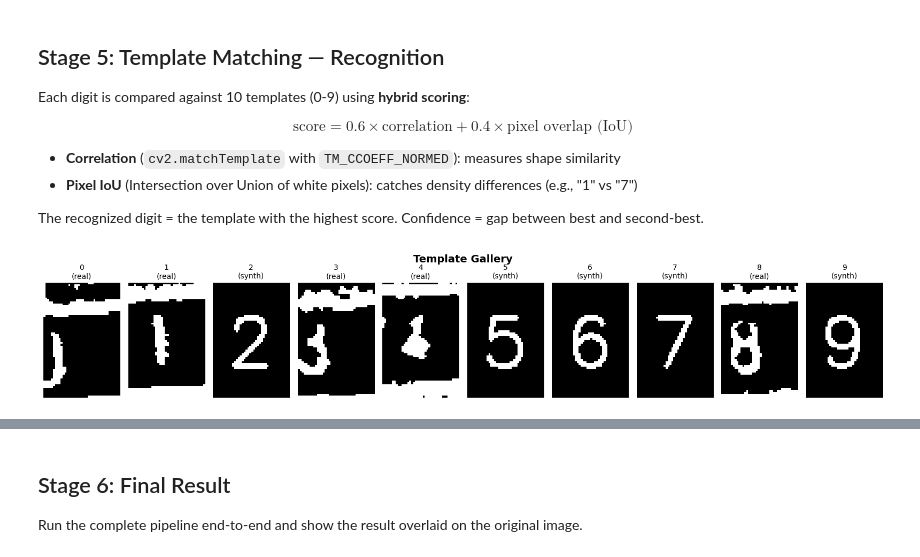
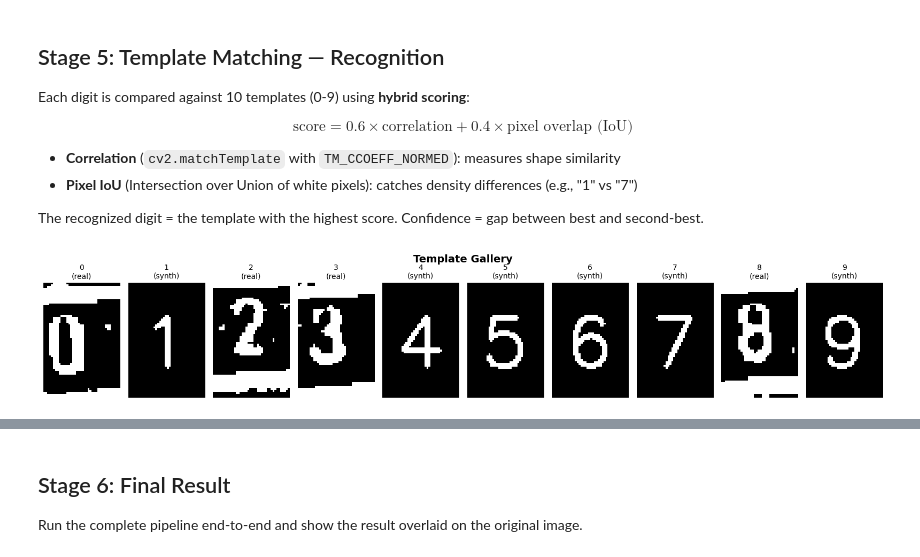
Before and after one commit to Gera3dartist/ocr_project, a Jupyter notebook: pipeline_walkthrough.ipynb, the cells around one changed output, grey strips where cells are left out. Drawn from its saved outputs; the diff is of its cells as text; code cells hidden in the pictures.

```diff
--- a/pipeline_walkthrough.ipynb
+++ b/pipeline_walkthrough.ipynb
@@ -308,22 +316,22 @@ The recognized digit = the template with the highest score. Confidence = gap bet
 # %%
 # Load templates and show them
 from src.recognizer import load_templates
 
 templates = load_templates("templates/templates.npz")
 
 fig, axes = plt.subplots(1, 10, figsize=(16, 3))
 for digit in range(10):
     axes[digit].imshow(templates[digit], cmap="gray")
     # Mark real vs synthetic
-    source = "real" if digit in {0, 1, 3, 4, 8} else "synth"
+    source = "real" if digit in {0, 2, 3, 8} else "synth"
     axes[digit].set_title(f"{digit}\n({source})", fontsize=10)
     axes[digit].axis("off")
 
 plt.suptitle("Template Gallery", fontsize=14, fontweight="bold")
 plt.tight_layout()
 plt.show()
 # %% [output]
-[figure, old version]
+[figure, new version]
 # %%
 # Detailed matching for each digit — show scores against all templates
 fig, axes = plt.subplots(5, 1, figsize=(14, 12))
```
Also changed, not shown: parts of 11 cells of this notebook, 8 other files.
